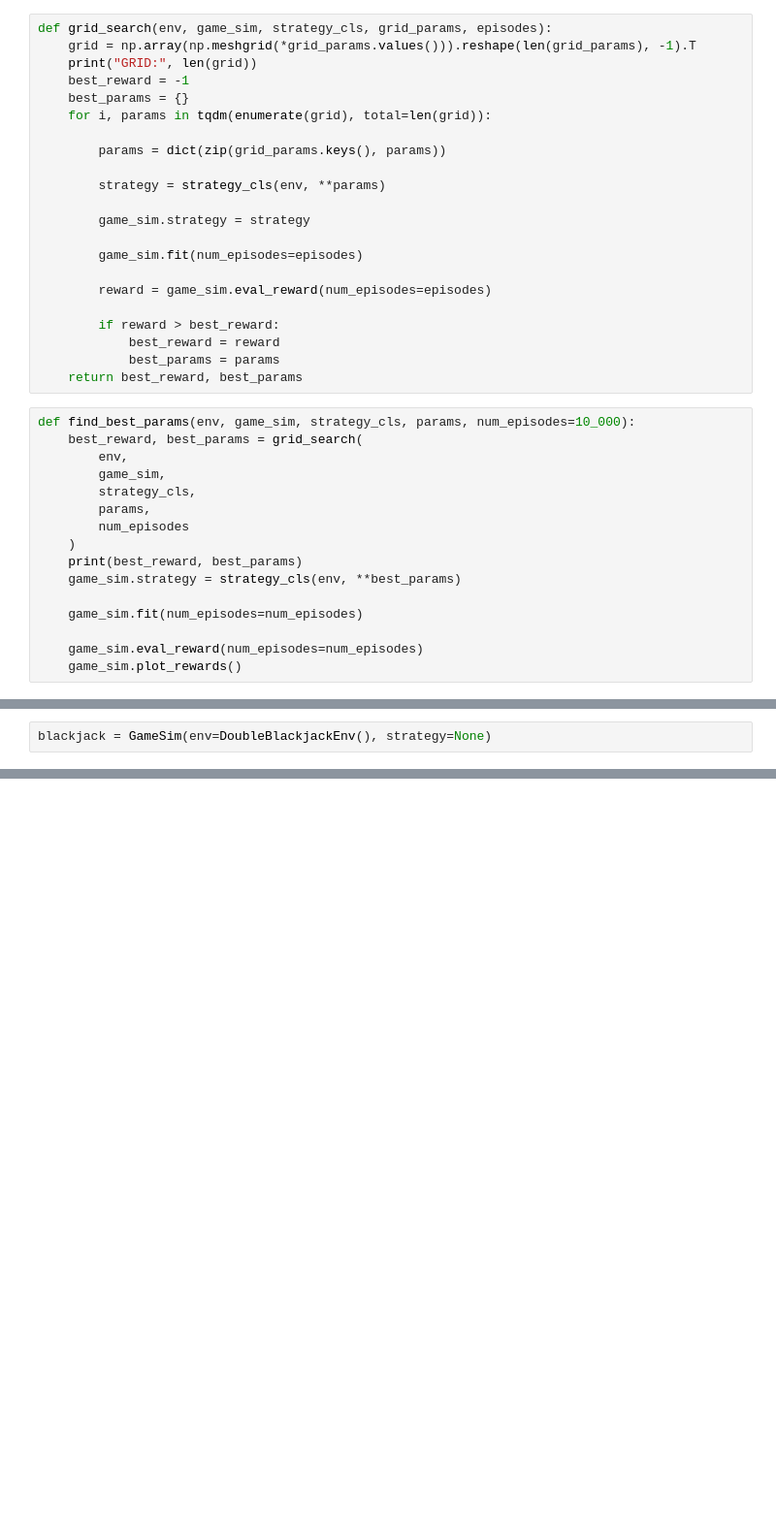
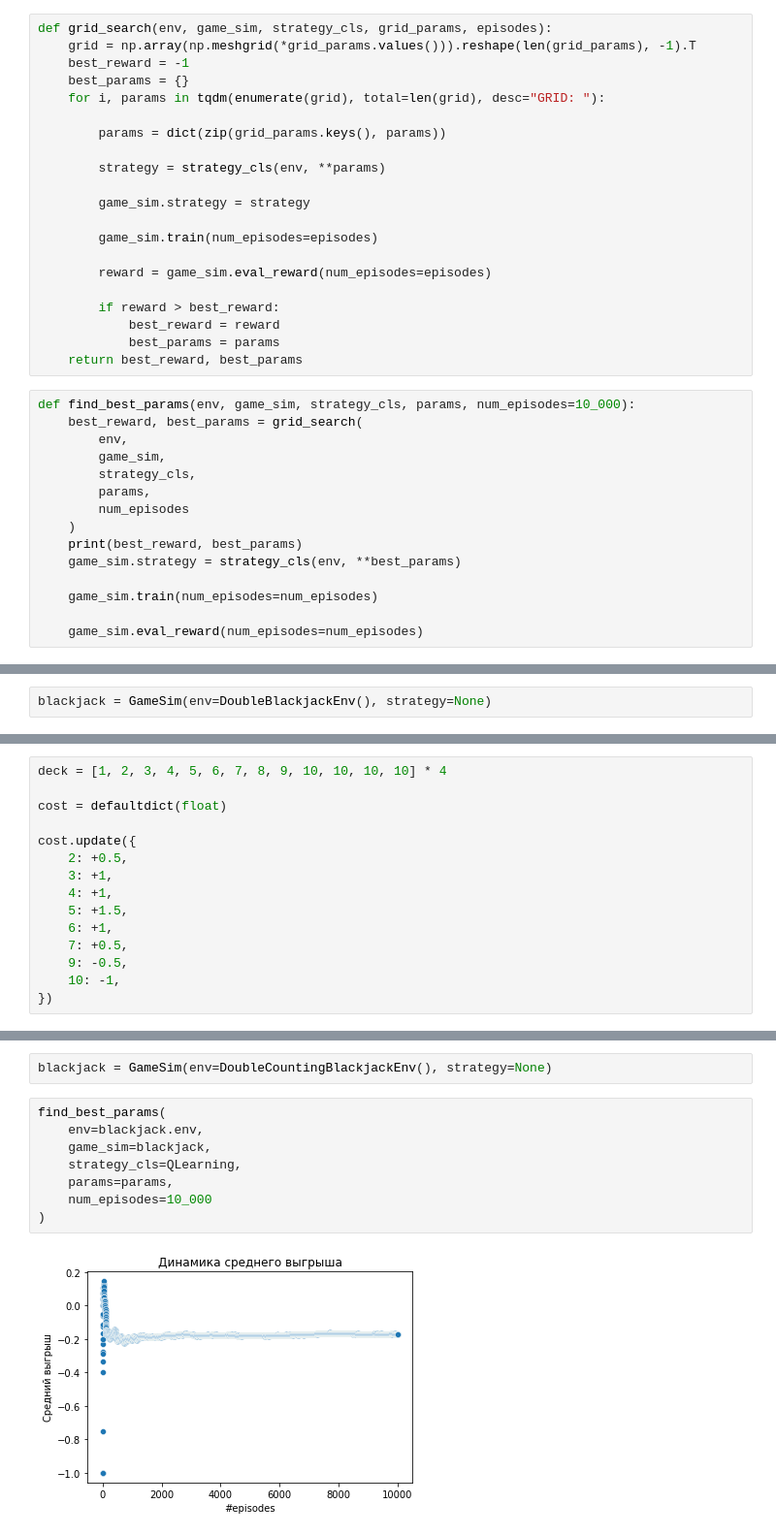
Before and after one commit to exotol/adv_rl, a Jupyter notebook: HW1/HW1_ADV_DL_Bardakov_Artem_MADE_ML_32.ipynb, the cells around one changed output, grey strips where cells are left out. Shown at 97% size. Cells and saved outputs as stored; diff of their text form; blank space fills up the shorter version.

```diff
--- a/HW1/HW1_ADV_DL_Bardakov_Artem_MADE_ML_32.ipynb
+++ b/HW1/HW1_ADV_DL_Bardakov_Artem_MADE_ML_32.ipynb
@@ -169,10 +193,9 @@ class QLearning:
 # %%
 def grid_search(env, game_sim, strategy_cls, grid_params, episodes):
     grid = np.array(np.meshgrid(*grid_params.values())).reshape(len(grid_params), -1).T
-    print("GRID:", len(grid))
     best_reward = -1
     best_params = {}
-    for i, params in tqdm(enumerate(grid), total=len(grid)):
+    for i, params in tqdm(enumerate(grid), total=len(grid), desc="GRID: "):
 
         params = dict(zip(grid_params.keys(), params))
 
@@ -180,7 +203,7 @@ def grid_search(env, game_sim, strategy_cls, grid_params, episodes):
 
         game_sim.strategy = strategy
 
-        game_sim.fit(num_episodes=episodes)
+        game_sim.train(num_episodes=episodes)
 
         reward = game_sim.eval_reward(num_episodes=episodes)
 
@@ -200,10 +223,9 @@ def find_best_params(env, game_sim, strategy_cls, params, num_episodes=10_000):
     print(best_reward, best_params)
     game_sim.strategy = strategy_cls(env, **best_params)
 
-    game_sim.fit(num_episodes=num_episodes)
+    game_sim.train(num_episodes=num_episodes)
 
     game_sim.eval_reward(num_episodes=num_episodes)
-    game_sim.plot_rewards()
 # %%
 params = {
     'learning_rate': np.linspace(1e-6, 1e-5, 3),
@@ -270,0 +338,15 @@ No handles with labels found to put in legend.
+# %%
+deck = [1, 2, 3, 4, 5, 6, 7, 8, 9, 10, 10, 10, 10] * 4
+
+cost = defaultdict(float)
+
+cost.update({
+    2: +0.5,
+    3: +1,
+    4: +1,
+    5: +1.5,
+    6: +1,
+    7: +0.5,
+    9: -0.5,
+    10: -1,
+})
@@ -270,0 +420,12 @@ No handles with labels found to put in legend.
+# %%
+blackjack = GameSim(env=DoubleCountingBlackjackEnv(), strategy=None)
+# %%
+find_best_params(
+    env=blackjack.env,
+    game_sim=blackjack,
+    strategy_cls=QLearning,
+    params=params,
+    num_episodes=10_000
+)
+# %% [output]
+[figure, added]
```
Also changed, not shown: parts of 13 cells of this notebook.
